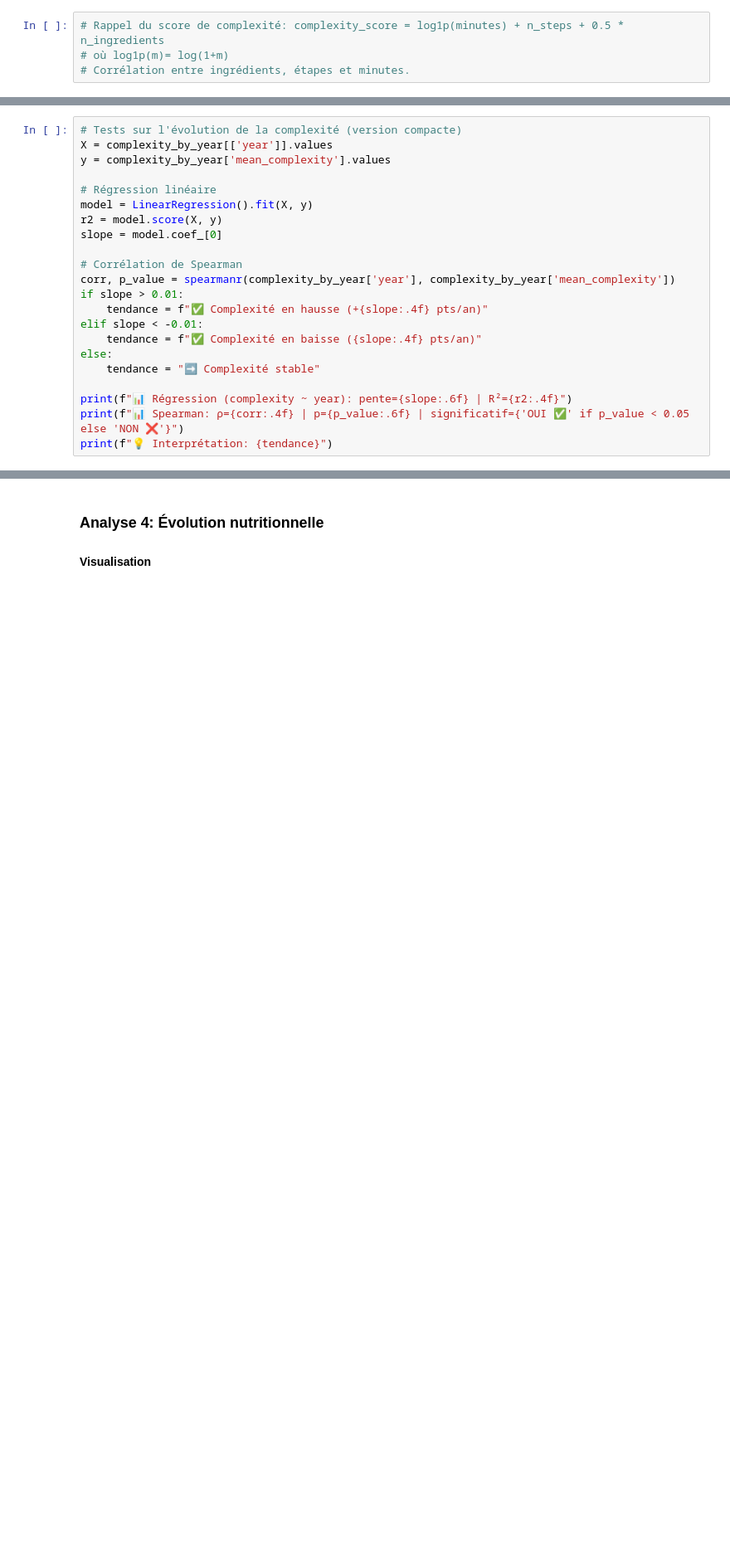
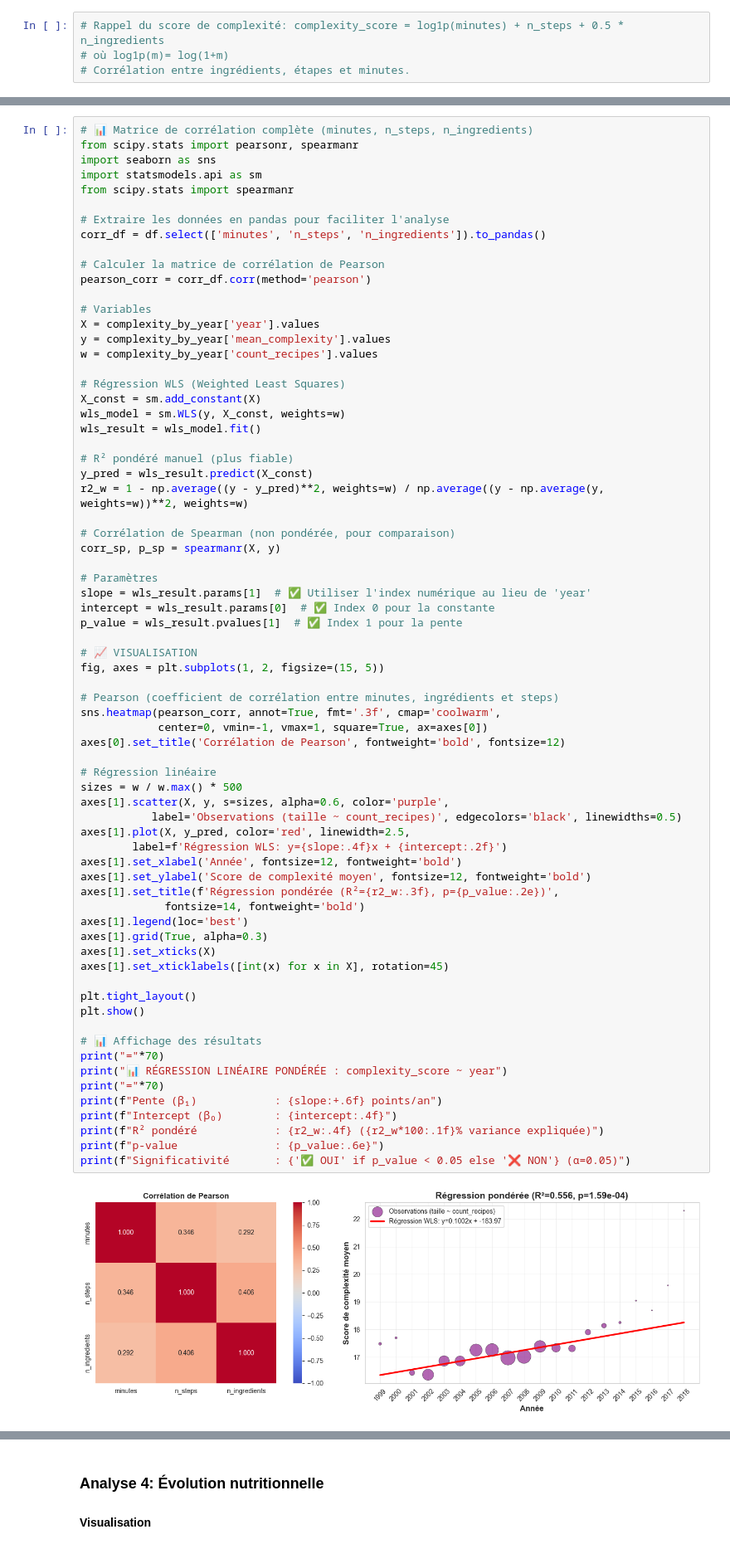
Before and after one commit to julienlafrance/backtothefuturekitchen, a Jupyter notebook: 00_eda/01_long_term/recipe/recipe_analysis_trendline.ipynb, the cells around one changed output, grey strips where cells are left out. Shown at 83% size. Cells and saved outputs as stored; diff of their text form; blank space fills up the shorter version.

```diff
--- a/00_eda/01_long_term/recipe/recipe_analysis_trendline.ipynb
+++ b/00_eda/01_long_term/recipe/recipe_analysis_trendline.ipynb
@@ -315,23 +478,72 @@ plt.show()
 # %%
-# Tests sur l'évolution de la complexité (version compacte)
-X = complexity_by_year[['year']].values
+# 📊 Matrice de corrélation complète (minutes, n_steps, n_ingredients)
+from scipy.stats import pearsonr, spearmanr
+import seaborn as sns
+import statsmodels.api as sm
+from scipy.stats import spearmanr
+
+# Extraire les données en pandas pour faciliter l'analyse
+corr_df = df.select(['minutes', 'n_steps', 'n_ingredients']).to_pandas()
+
+# Calculer la matrice de corrélation de Pearson
+pearson_corr = corr_df.corr(method='pearson')
+
+# Variables
+X = complexity_by_year['year'].values
 y = complexity_by_year['mean_complexity'].values
+w = complexity_by_year['count_recipes'].values
+
+# Régression WLS (Weighted Least Squares)
+X_const = sm.add_constant(X)
+wls_model = sm.WLS(y, X_const, weights=w)
+wls_result = wls_model.fit()
+
+# R² pondéré manuel (plus fiable)
+y_pred = wls_result.predict(X_const)
+r2_w = 1 - np.average((y - y_pred)**2, weights=w) / np.average((y - np.average(y, weights=w))**2, weights=w)
+
+# Corrélation de Spearman (non pondérée, pour comparaison)
+corr_sp, p_sp = spearmanr(X, y)
+
+# Paramètres
+slope = wls_result.params[1]  # ✅ Utiliser l'index numérique au lieu de 'year'
+intercept = wls_result.params[0]  # ✅ Index 0 pour la constante
+p_value = wls_result.pvalues[1]  # ✅ Index 1 pour la pente
+
+# 📈 VISUALISATION
+fig, axes = plt.subplots(1, 2, figsize=(15, 5))
+
+# Pearson (coefficient de corrélation entre minutes, ingrédients et steps)
+sns.heatmap(pearson_corr, annot=True, fmt='.3f', cmap='coolwarm',
+            center=0, vmin=-1, vmax=1, square=True, ax=axes[0])
+axes[0].set_title('Corrélation de Pearson', fontweight='bold', fontsize=12)
 
 # Régression linéaire
-model = LinearRegression().fit(X, y)
-r2 = model.score(X, y)
-slope = model.coef_[0]
+sizes = w / w.max() * 500
+axes[1].scatter(X, y, s=sizes, alpha=0.6, color='purple',
+           label='Observations (taille ~ count_recipes)', edgecolors='black', linewidths=0.5)
+axes[1].plot(X, y_pred, color='red', linewidth=2.5,
+        label=f'Régression WLS: y={slope:.4f}x + {intercept:.2f}')
+axes[1].set_xlabel('Année', fontsize=12, fontweight='bold')
+axes[1].set_ylabel('Score de complexité moyen', fontsize=12, fontweight='bold')
+axes[1].set_title(f'Régression pondérée (R²={r2_w:.3f}, p={p_value:.2e})',
+             fontsize=14, fontweight='bold')
+axes[1].legend(loc='best')
+axes[1].grid(True, alpha=0.3)
+axes[1].set_xticks(X)
+axes[1].set_xticklabels([int(x) for x in X], rotation=45)
 
-# Corrélation de Spearman
-corr, p_value = spearmanr(complexity_by_year['year'], complexity_by_year['mean_complexity'])
-if slope > 0.01:
-    tendance = f"✅ Complexité en hausse (+{slope:.4f} pts/an)"
-elif slope < -0.01:
-    tendance = f"✅ Complexité en baisse ({slope:.4f} pts/an)"
-else:
-    tendance = "➡️ Complexité stable"
+plt.tight_layout()
+plt.show()
 
-print(f"📊 Régression (complexity ~ year): pente={slope:.6f} | R²={r2:.4f}")
-print(f"📊 Spearman: ρ={corr:.4f} | p={p_value:.6f} | significatif={'OUI ✅' if p_value < 0.05 else 'NON ❌'}")
-print(f"💡 Interprétation: {tendance}")
+# 📊 Affichage des résultats
+print("="*70)
+print("📊 RÉGRESSION LINÉAIRE PONDÉRÉE : complexity_score ~ year")
+print("="*70)
+print(f"Pente (β₁)            : {slope:+.6f} points/an")
+print(f"Intercept (β₀)        : {intercept:.4f}")
+print(f"R² pondéré            : {r2_w:.4f} ({r2_w*100:.1f}% variance expliquée)")
+print(f"p-value               : {p_value:.6e}")
+print(f"Significativité       : {'✅ OUI' if p_value < 0.05 else '❌ NON'} (α=0.05)")
 # %% [output]
+[figure, added]
```
Also changed, not shown: parts of 34 cells of this notebook.
